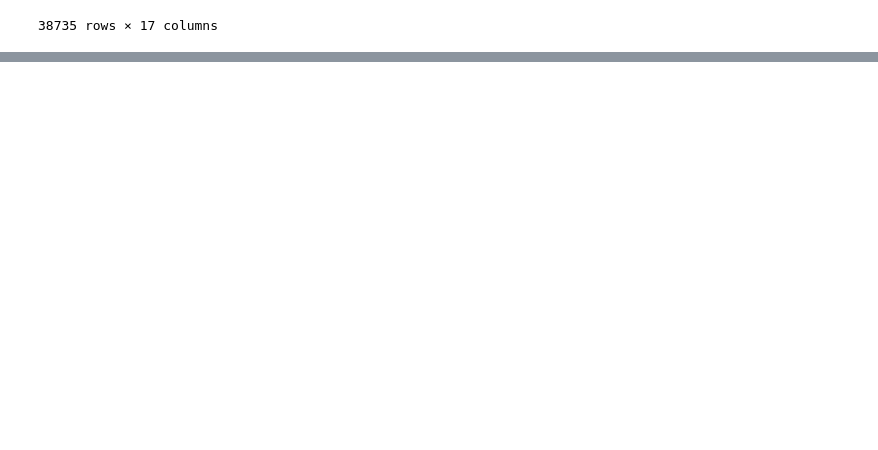
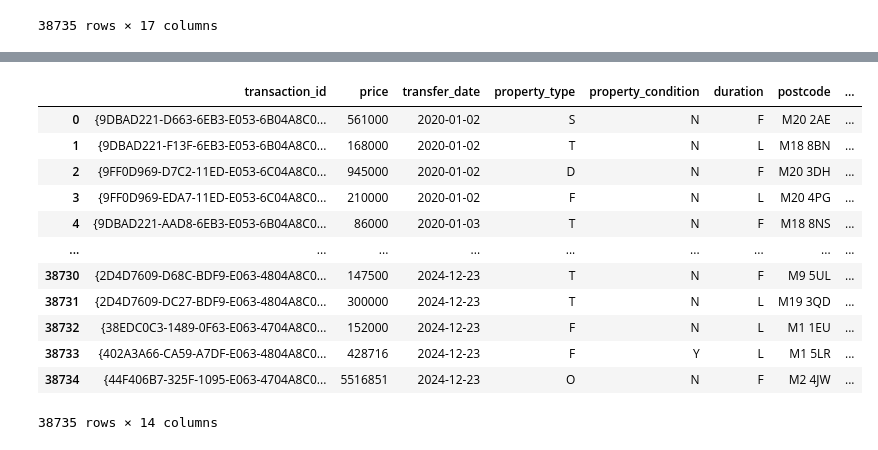
Before and after one commit to jonathanskuy/manchester-property-vs-education, a Jupyter notebook: notebooks/manchester_property_vs_education.ipynb, the cells around one changed output, grey strips where cells are left out. Drawn from its saved outputs; the diff is of its cells as text; code cells hidden in the pictures; blank space fills up the shorter version.

Commit message:
Organising the Final Dataset

```diff
--- a/notebooks/manchester_property_vs_education.ipynb
+++ b/notebooks/manchester_property_vs_education.ipynb
@@ -727,0 +798,20 @@ df_final
+# %%
+# Sorting the dataset by the date of transfer
+
+df_final = df_final.sort_values(['transfer_date', 'transaction_id']).reset_index(drop=True)
+
+df_final
+# %% [output]
+|  | transaction_id | price | transfer_date | property_type | property_condition | duration | postcode | ... |
+| 0 | {9DBAD221-D663-6EB3-E053-6B04A8C0... | 561000 | 2020-01-02 | S | N | F | M20 2AE | ... |
+| 1 | {9DBAD221-F13F-6EB3-E053-6B04A8C0... | 168000 | 2020-01-02 | T | N | L | M18 8BN | ... |
+| 2 | {9FF0D969-D7C2-11ED-E053-6C04A8C0... | 945000 | 2020-01-02 | D | N | F | M20 3DH | ... |
+| 3 | {9FF0D969-EDA7-11ED-E053-6C04A8C0... | 210000 | 2020-01-02 | F | N | L | M20 4PG | ... |
+| 4 | {9DBAD221-AAD8-6EB3-E053-6B04A8C0... | 86000 | 2020-01-03 | T | N | F | M18 8NS | ... |
+| ... | ... | ... | ... | ... | ... | ... | ... | ... |
+| 38730 | {2D4D7609-D68C-BDF9-E063-4804A8C0... | 147500 | 2024-12-23 | T | N | F | M9 5UL | ... |
+| 38731 | {2D4D7609-DC27-BDF9-E063-4804A8C0... | 300000 | 2024-12-23 | T | N | L | M19 3QD | ... |
+| 38732 | {38EDC0C3-1489-0F63-E063-4704A8C0... | 152000 | 2024-12-23 | F | N | L | M1 1EU | ... |
+| 38733 | {402A3A66-CA59-A7DF-E063-4804A8C0... | 428716 | 2024-12-23 | F | Y | L | M1 5LR | ... |
+| 38734 | {44F406B7-325F-1095-E063-4704A8C0... | 5516851 | 2024-12-23 | O | N | F | M2 4JW | ... |
+38735 rows × 14 columns
```
Also changed, not shown: parts of 2 cells of this notebook.
